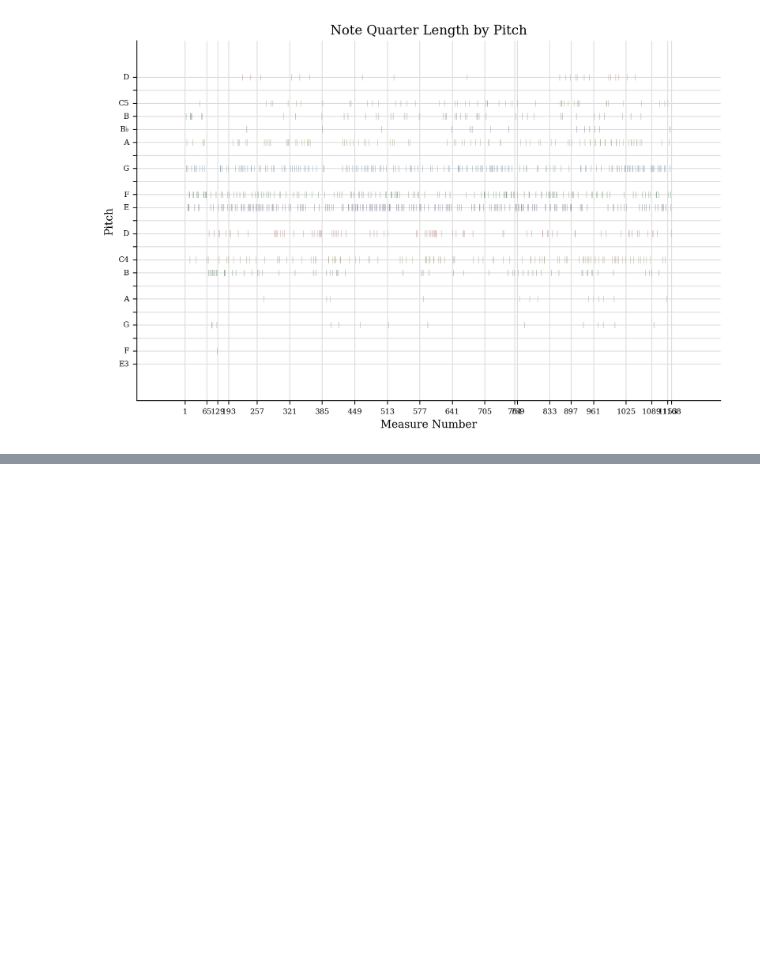
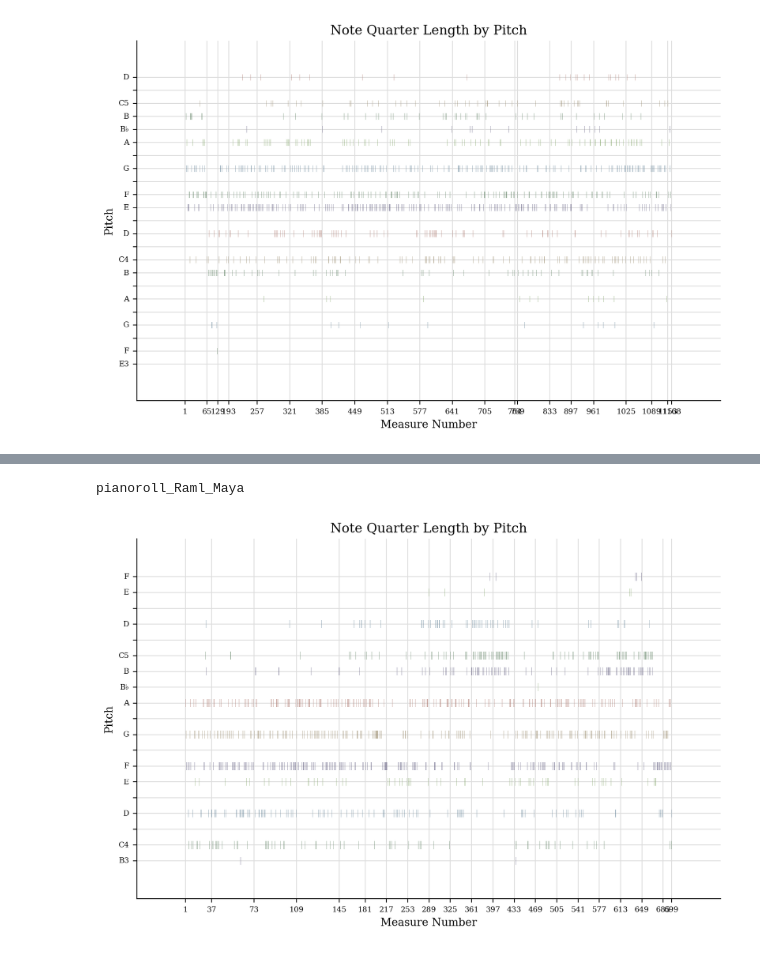
Before and after one commit to abhishekneerr/AMPLab, a Jupyter notebook: ethnonmusicology/Nawab_melodic_similarities.ipynb, the cells around one changed output, grey strips where cells are left out. Cells and saved outputs as stored; diff of their text form; code cells hidden in the pictures; blank space fills up the shorter version.

```diff
--- a/ethnonmusicology/Nawab_melodic_similarities.ipynb
+++ b/ethnonmusicology/Nawab_melodic_similarities.ipynb
@@ -464,0 +501,6 @@ short_plot_pianoroll = s.plot('pianoroll')
+# %%
+print("pianoroll_Raml_Maya")
+pianoroll_Raml_Maya = s4.plot('pianoroll')
+# %% [output]
+pianoroll_Raml_Maya
+[figure, added]
```
Also changed, not shown: parts of 9 cells of this notebook, 6 other files.
